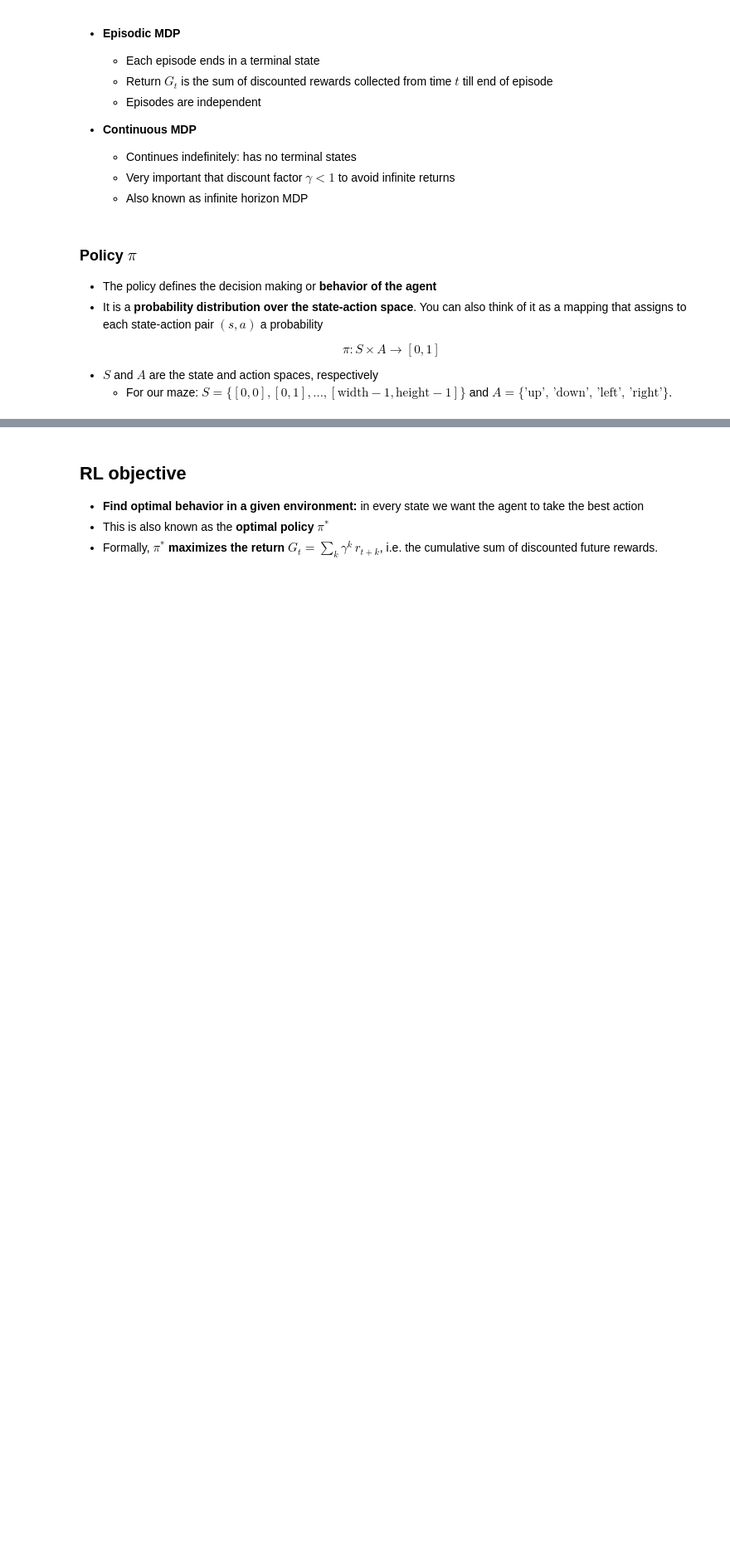
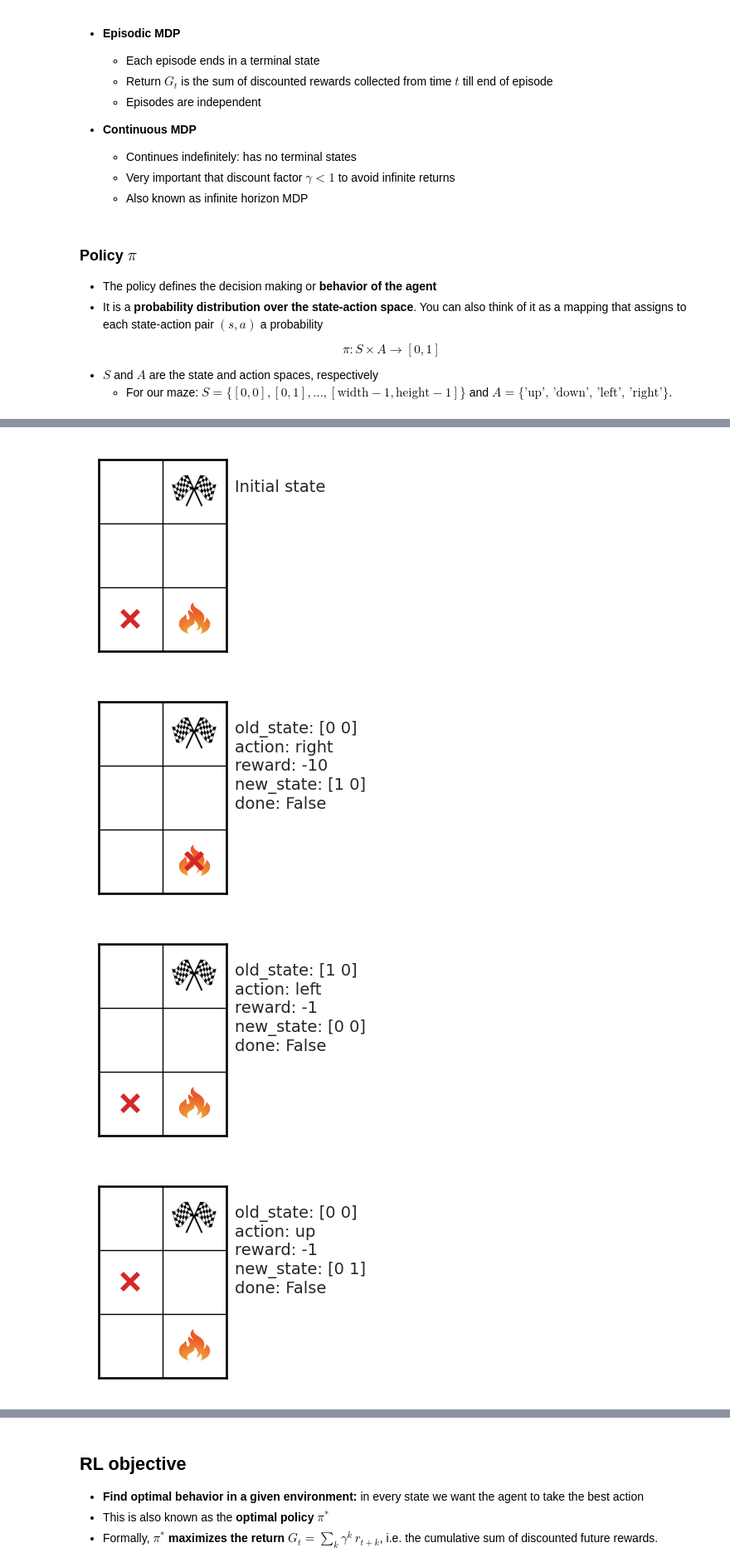
Before and after one commit to aoeftiger/TUDa-NMAP-11, a Jupyter notebook: lecture.ipynb, the cells around one changed output, grey strips where cells are left out. Shown at 83% size. Cells and saved outputs as stored; diff of their text form; code cells hidden in the pictures; blank space fills up the shorter version.

```diff
--- a/lecture.ipynb
+++ b/lecture.ipynb
@@ -340,13 +348,20 @@ Let's get back to the maze! For now we do not care about optimal decisions. Inst
 # %%
 from qlearning.core import Maze
 
-env = Maze( # FILL HERE)
+np.random.seed(123457)
+
+env = Maze(height=3, width=2) # FILL HERE)
 env.plot(title='Initial state')
 
-all_actions = ['up', # ... FILL HERE]
+all_actions = ['up', 'left', 'down', 'right'] # ... FILL HERE]
 
 done = False
 while not done:
     action = np.random.choice(all_actions)
     state, action, reward, new_state, done = env.step(action)
     env.plot();
+# %% [output]
+[figure, added]
+[figure, added]
+[figure, added]
+[figure, added]
```
Also changed, not shown: parts of 30 cells of this notebook.
